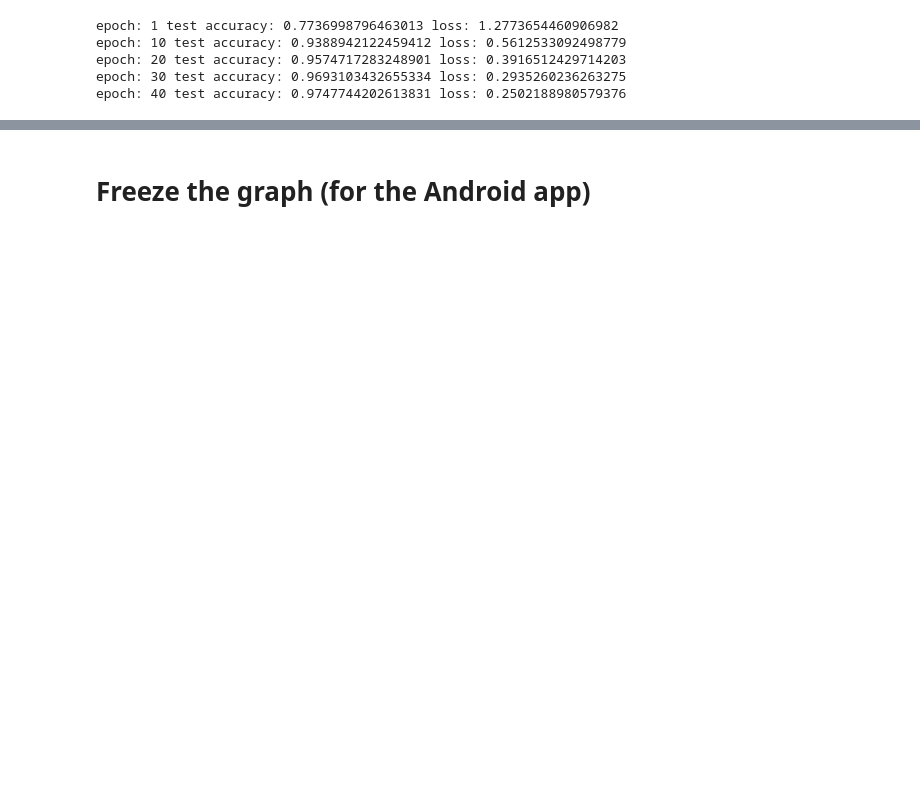
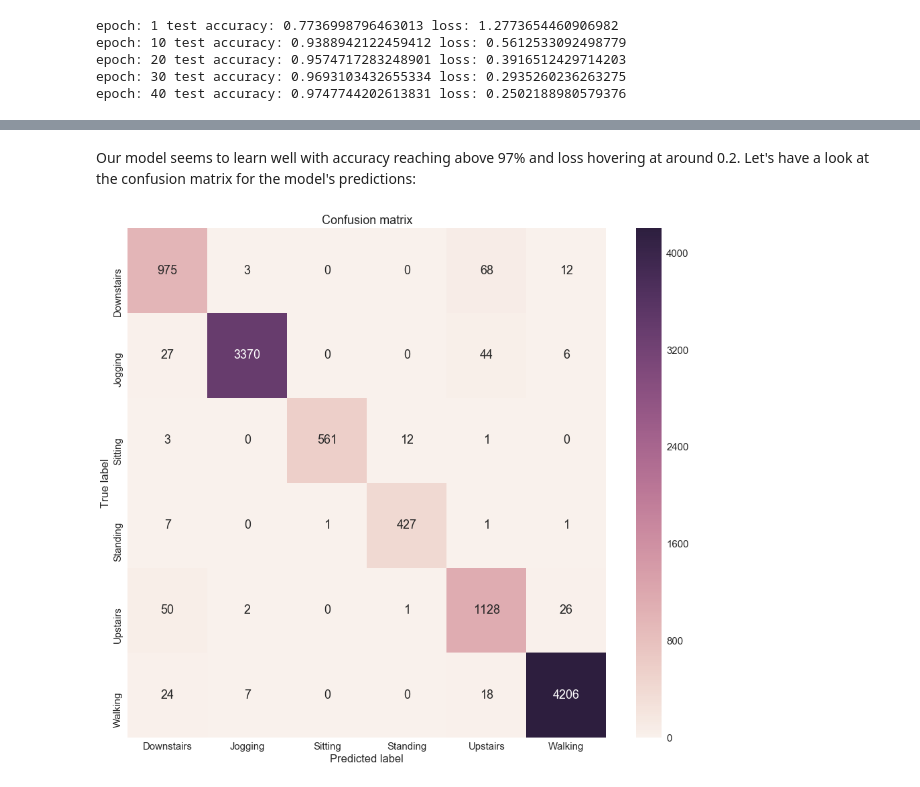
Before and after one commit to curiousily/TensorFlow-on-Android-for-Human-Activity-Recognition-with-LSTMs, a Jupyter notebook: human_activity_recognition.ipynb, the cells around one changed output, grey strips where cells are left out. Saved outputs shown, nothing was run; the diff lists cells and outputs as text; code cells hidden in the pictures; blank space fills up the shorter version.

```diff
--- a/human_activity_recognition.ipynb
+++ b/human_activity_recognition.ipynb
@@ -248,0 +302,2 @@ plt.show()
+# %% [markdown]
+Our model seems to learn well with accuracy reaching above 97% and loss hovering at around 0.2. Let's have a look at the confusion matrix for the model's predictions:
@@ -249,4 +306,13 @@ plt.show()
 # %%
 max_test = np.argmax(y_test, axis=1)
 max_predictions = np.argmax(predictions, axis=1)
 confusion_matrix = metrics.confusion_matrix(max_test, max_predictions)
+
+plt.figure(figsize=(16, 14))
+sns.heatmap(confusion_matrix, xticklabels=LABELS, yticklabels=LABELS, annot=True, fmt="d");
+plt.title("Confusion matrix")
+plt.ylabel('True label')
+plt.xlabel('Predicted label')
+plt.show();
+# %% [output]
+[figure, added]
@@ -260,2 +318,0 @@ plt.show();
-# %% [markdown]
-# Freeze the graph (for the Android app)
```
Also changed, not shown: parts of 44 cells of this notebook.
